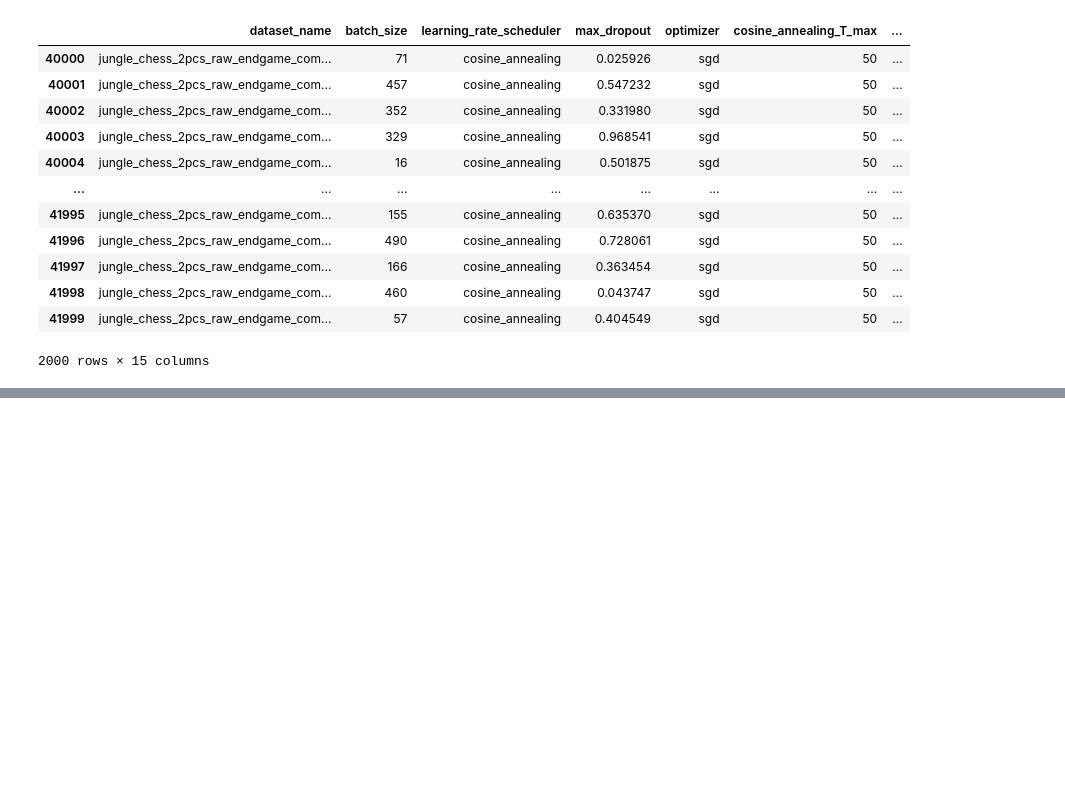
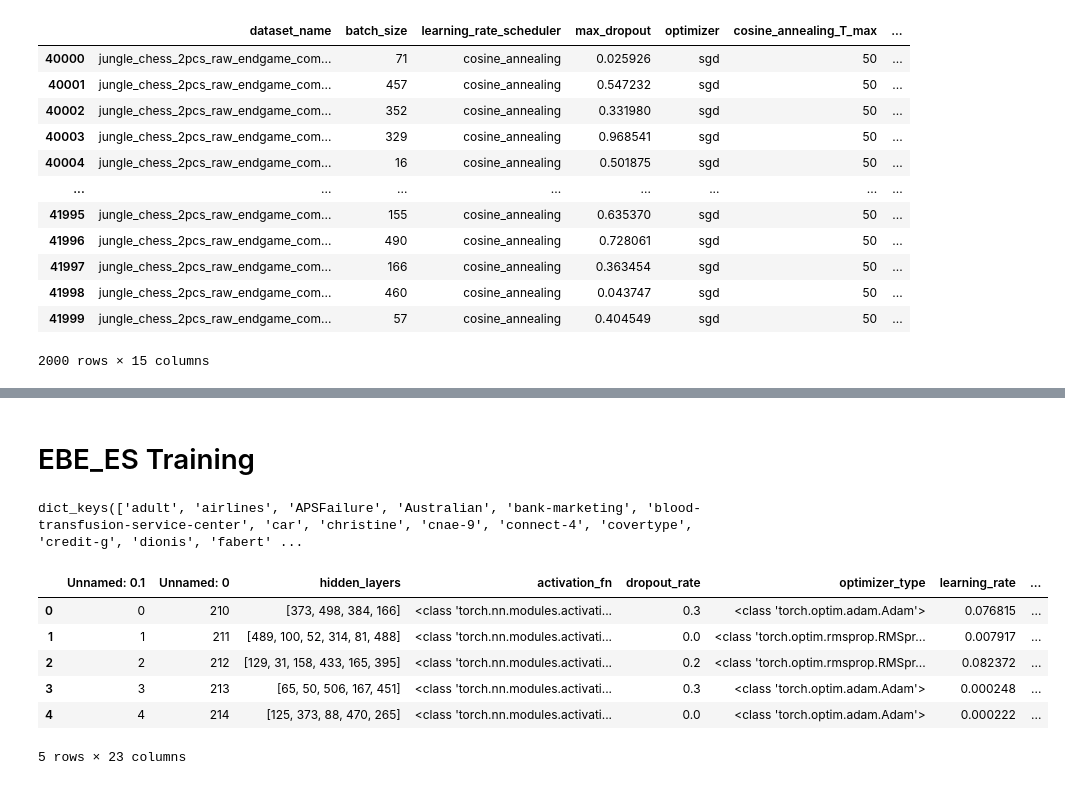
Before and after one commit to topsy-13/Naive-NAS, a Jupyter notebook: experiments/ebe_performance.ipynb, the cells around one changed output, grey strips where cells are left out. Drawn from its saved outputs; the diff is of its cells as text; code cells hidden in the pictures; blank space fills up the shorter version.

```diff
--- a/experiments/ebe_performance.ipynb
+++ b/experiments/ebe_performance.ipynb
@@ -158,0 +238,50 @@ plt.show()
+# %% [markdown]
+# EBE_ES Training
+# %%
+# Load EBE_ES data
+files = os.listdir('../experiments/lc_bench_results/es_trained_EBE_models')
+# Build a dict that stores the dfs
+ebe_dfs = {}
+for f in files:
+    # Read the csv file into a dataframe
+    df = pd.read_csv(f'../experiments/lc_bench_results/es_trained_EBE_models/{f}')
+    # Get the name of the file without the extension
+    name = f.split('_')[-1].split('.')[0]
+    if name == 'complete':
+        name = 'ES-jungle_chess_2pcs_raw_endgame_complete'
+    elif name == 'ES-numerai28':
+        name = 'ES-numerai28.6'
+
+    # Store the dataframe in the dict
+    ebe_dfs[name] = df.sort_values('ES_val_acc', ascending=False)
+
+# Load 50 epochs EBE
+files = os.listdir('../experiments/lc_bench_results/50 epochs_EBE')
+# Build a dict that stores the dfs
+ebe50_dfs = {}
+for f in files:
+    # Read the csv file into a dataframe
+    df = pd.read_csv(f'../experiments/lc_bench_results/50 epochs_EBE/{f}')
+    # Get the name of the file without the extension
+    name = f.split('0-')[-1].split('.')[0]
+    if name == 'complete':
+        name = 'jungle_chess_2pcs_raw_endgame_complete'
+    elif name == 'numerai28':
+        name = 'numerai28.6'
+
+    # Store the dataframe in the dict
+    ebe50_dfs[name] = df.sort_values('50e_val_acc', ascending=False)
+# %%
+display(ebe50_dfs.keys())
+# %% [output]
+dict_keys(['adult', 'airlines', 'APSFailure', 'Australian', 'bank-marketing', 'blood-transfusion-service-center', 'car', 'christine', 'cnae-9', 'connect-4', 'covertype', 'credit-g', 'dionis', 'fabert' ...
+# %%
+ebe50_dfs['APSFailure']
+# %% [output]
+|  | Unnamed: 0.1 | Unnamed: 0 | hidden_layers | activation_fn | dropout_rate | optimizer_type | learning_rate | ... |
+| 0 | 0 | 210 | [373, 498, 384, 166] | <class 'torch.nn.modules.activati... | 0.3 | <class 'torch.optim.adam.Adam'> | 0.076815 | ... |
+| 1 | 1 | 211 | [489, 100, 52, 314, 81, 488] | <class 'torch.nn.modules.activati... | 0.0 | <class 'torch.optim.rmsprop.RMSpr... | 0.007917 | ... |
+| 2 | 2 | 212 | [129, 31, 158, 433, 165, 395] | <class 'torch.nn.modules.activati... | 0.2 | <class 'torch.optim.rmsprop.RMSpr... | 0.082372 | ... |
+| 3 | 3 | 213 | [65, 50, 506, 167, 451] | <class 'torch.nn.modules.activati... | 0.3 | <class 'torch.optim.adam.Adam'> | 0.000248 | ... |
+| 4 | 4 | 214 | [125, 373, 88, 470, 265] | <class 'torch.nn.modules.activati... | 0.0 | <class 'torch.optim.adam.Adam'> | 0.000222 | ... |
+5 rows × 23 columns
```
Also changed, not shown: parts of 6 cells of this notebook, 3 other files.
